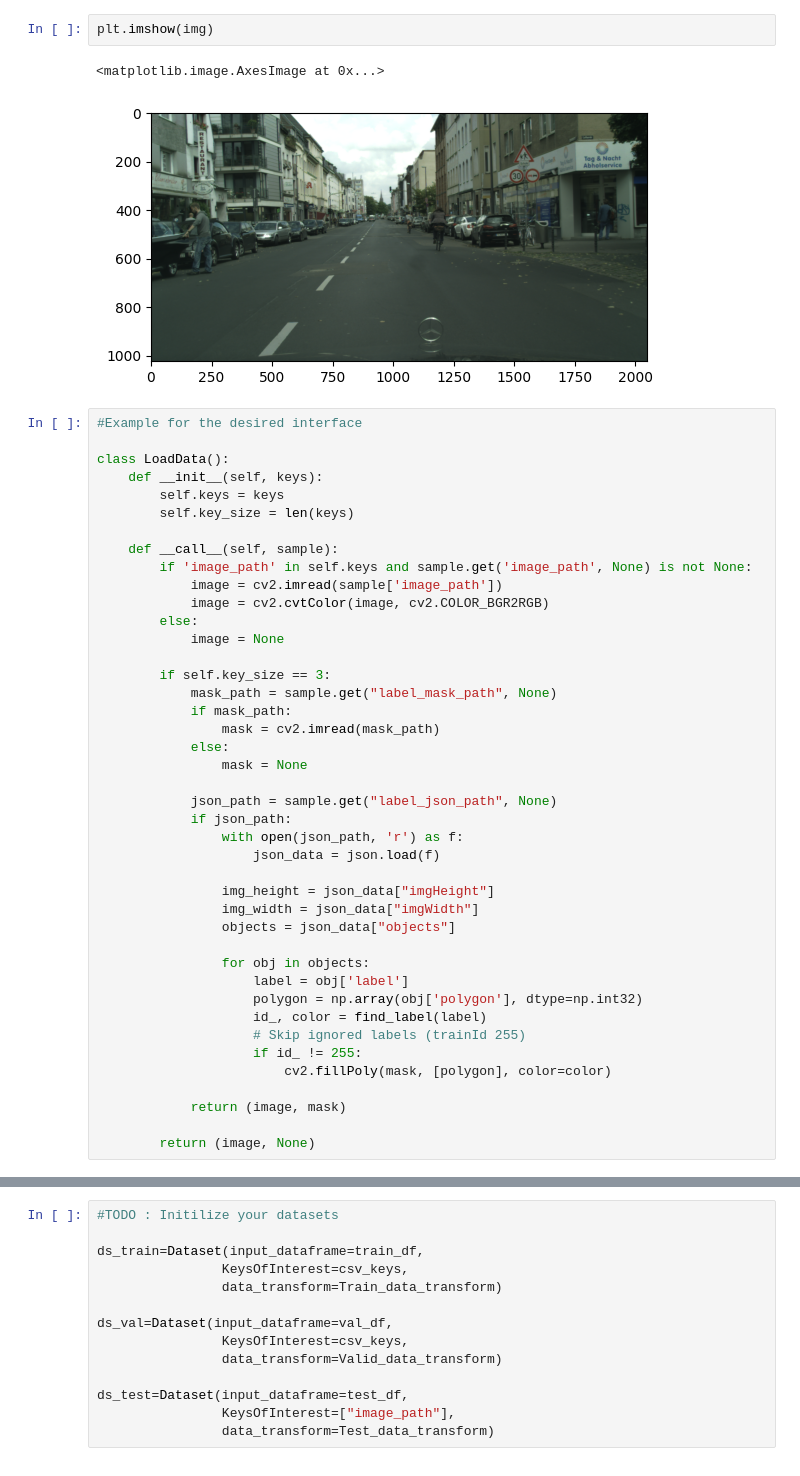
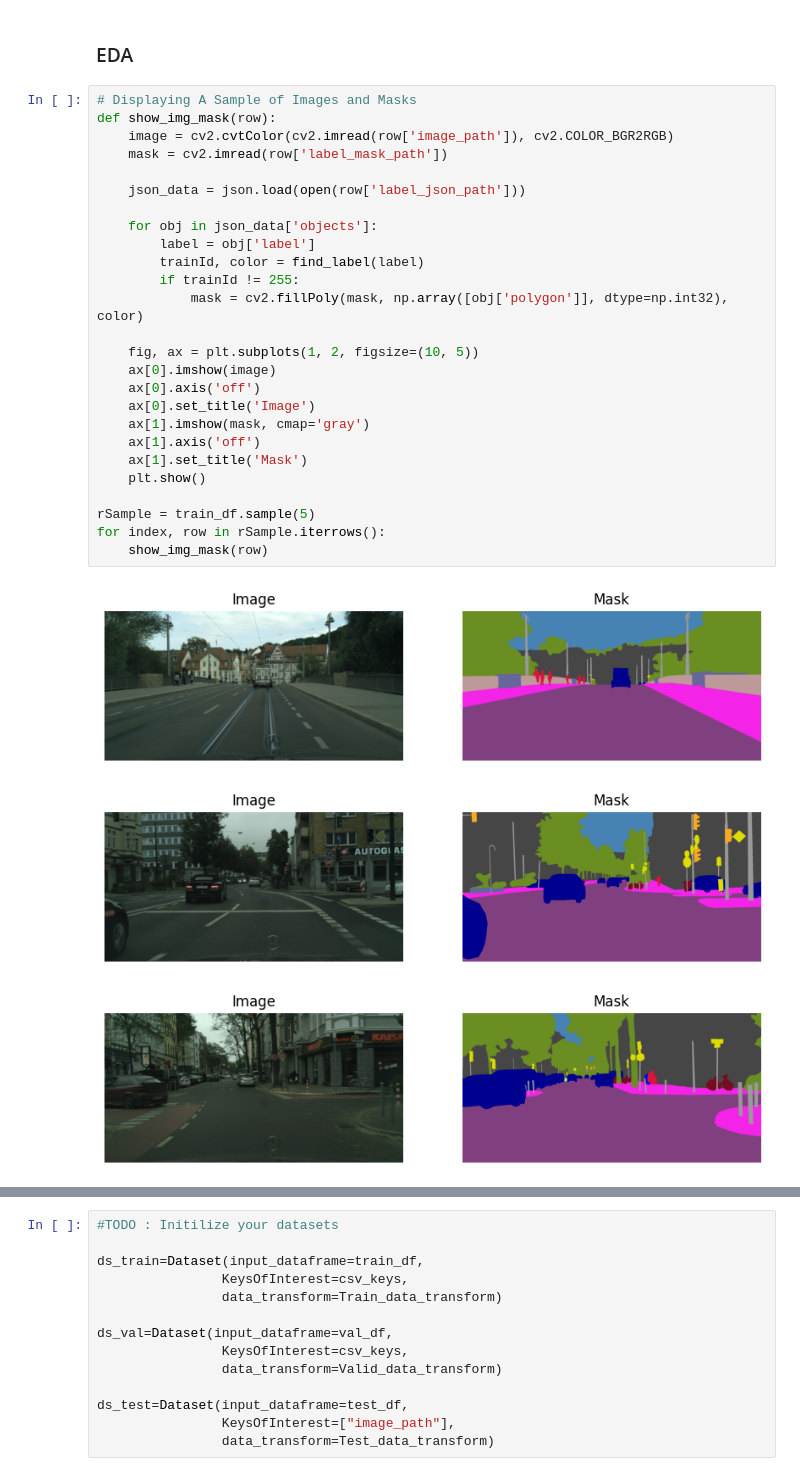
Before and after one commit to YoussifKhaled/Cityscapes_Semantic_Segmentor, a Jupyter notebook: Source Code/Cityscapes_Base.ipynb, the cells around one changed output, grey strips where cells are left out. Saved outputs shown, nothing was run; the diff lists cells and outputs as text.

```diff
--- a/Source Code/Cityscapes_Base.ipynb
+++ b/Source Code/Cityscapes_Base.ipynb
@@ -240,47 +192,32 @@ plt.imshow(mask)
-# %%
-plt.imshow(img)
-# %% [output]
-<matplotlib.image.AxesImage at 0x...>
-[figure, removed]
-# %%
-#Example for the desired interface
-
-class LoadData():
-    def __init__(self, keys):
-        self.keys = keys
-        self.key_size = len(keys)
-
-    def __call__(self, sample):
-        if 'image_path' in self.keys and sample.get('image_path', None) is not None:
-            image = cv2.imread(sample['image_path'])
-            image = cv2.cvtColor(image, cv2.COLOR_BGR2RGB)
-        else:
-            image = None
-
-        if self.key_size == 3:
-            mask_path = sample.get("label_mask_path", None)
-            if mask_path:
-                mask = cv2.imread(mask_path)
-            else:
-                mask = None
-
-            json_path = sample.get("label_json_path", None)
-            if json_path:
-                with open(json_path, 'r') as f:
-                    json_data = json.load(f)
-
-                img_height = json_data["imgHeight"]
-                img_width = json_data["imgWidth"]
-                objects = json_data["objects"]
-
-                for obj in objects:
-                    label = obj['label']
-                    polygon = np.array(obj['polygon'], dtype=np.int32)
-                    id_, color = find_label(label)
-                    # Skip ignored labels (trainId 255)
-                    if id_ != 255:
-                        cv2.fillPoly(mask, [polygon], color=color)
-
-            return (image, mask)
-
-        return (image, None)
+# %% [markdown]
+### EDA
+# %%
+# Displaying A Sample of Images and Masks
+def show_img_mask(row):
+    image = cv2.cvtColor(cv2.imread(row['image_path']), cv2.COLOR_BGR2RGB)
+    mask = cv2.imread(row['label_mask_path'])
+
+    json_data = json.load(open(row['label_json_path']))
+
+    for obj in json_data['objects']:
+        label = obj['label']
+        trainId, color = find_label(label)
+        if trainId != 255:
+            mask = cv2.fillPoly(mask, np.array([obj['polygon']], dtype=np.int32), color)
+
+    fig, ax = plt.subplots(1, 2, figsize=(10, 5))
+    ax[0].imshow(image)
+    ax[0].axis('off')
+    ax[0].set_title('Image')
+    ax[1].imshow(mask, cmap='gray')
+    ax[1].axis('off')
+    ax[1].set_title('Mask')
+    plt.show()
+
+rSample = train_df.sample(5)
+for index, row in rSample.iterrows():
+    show_img_mask(row)
+# %% [output]
+[figure, added]
+[figure, added]
+[figure, added]
```
Also changed, not shown: parts of 27 cells of this notebook.
